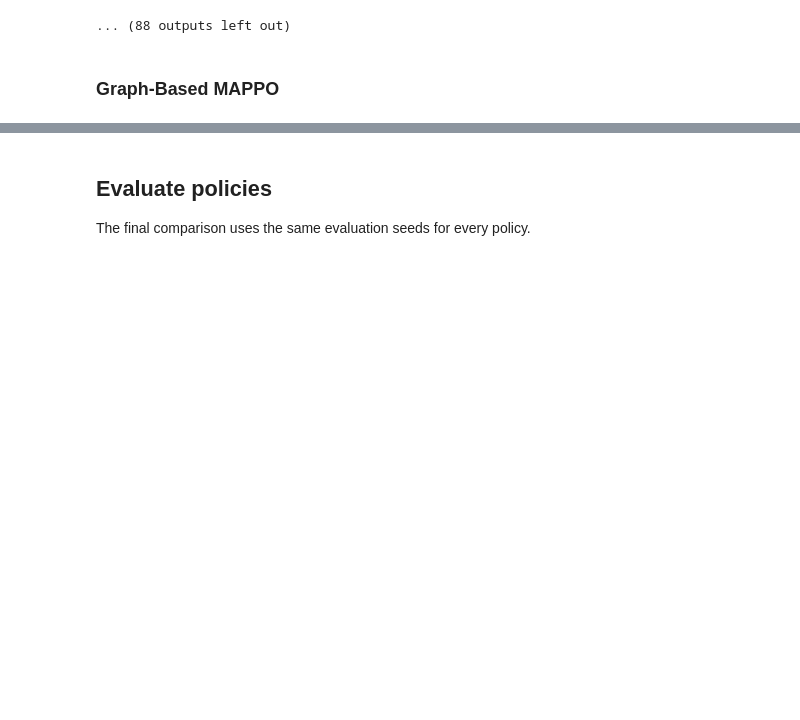
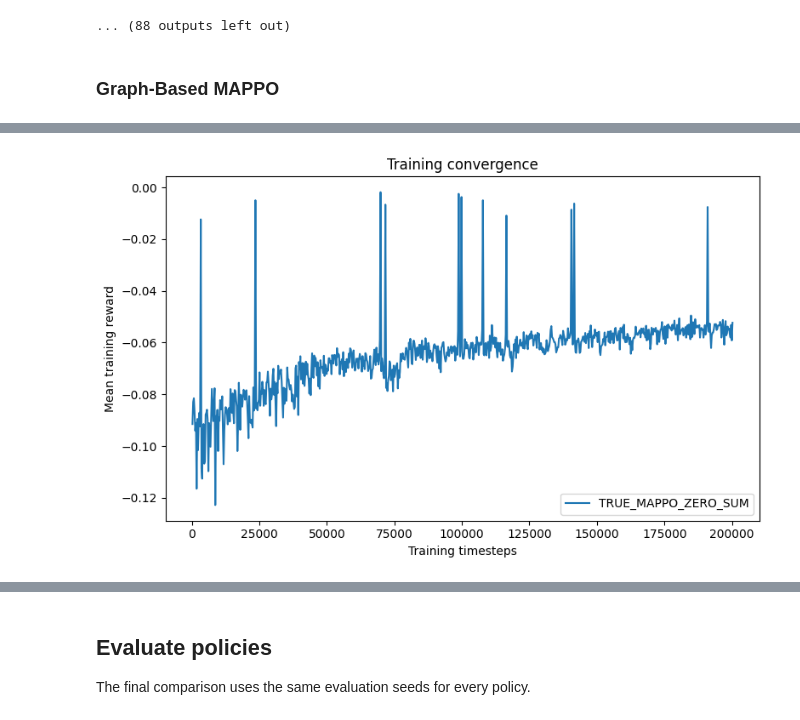
Before and after one commit to abergh18/marl-tsc, a Jupyter notebook: notebooks/main_flow.ipynb, the cells around one changed output, grey strips where cells are left out. Cells and saved outputs as stored; diff of their text form; code cells hidden in the pictures; blank space fills up the shorter version.

```diff
--- a/notebooks/main_flow.ipynb
+++ b/notebooks/main_flow.ipynb
@@ -231,0 +277,14 @@ plot_moving_average_histories(map_gat_history)
+# %%
+reward_share_zs_model, reward_share_zs_history, reward_share_zs_model_path = train_true_mappo(
+    config_file=paths.config_file,
+    network_file=paths.network_file,
+    traffic_light_ids=["B1", "B2", "C1", "C2"],
+    output_dir=OUTPUT_DIR,
+    clip_ratio=0.2,
+    entropy_coef=0.03,
+    update_epochs=3,
+    total_timesteps=TOTAL_TIMESTEPS,
+    rollout_steps=256,
+    max_steps=EPISODE_STEPS,
+    reward_sharing="zero_sum",
+)
@@ -231,0 +309,5 @@ plot_moving_average_histories(map_gat_history)
+# %%
+plot_training_histories(reward_share_zs_history)
+plt.show()
+# %% [output]
+[figure, added]
```
Also changed, not shown: parts of 24 cells of this notebook.
